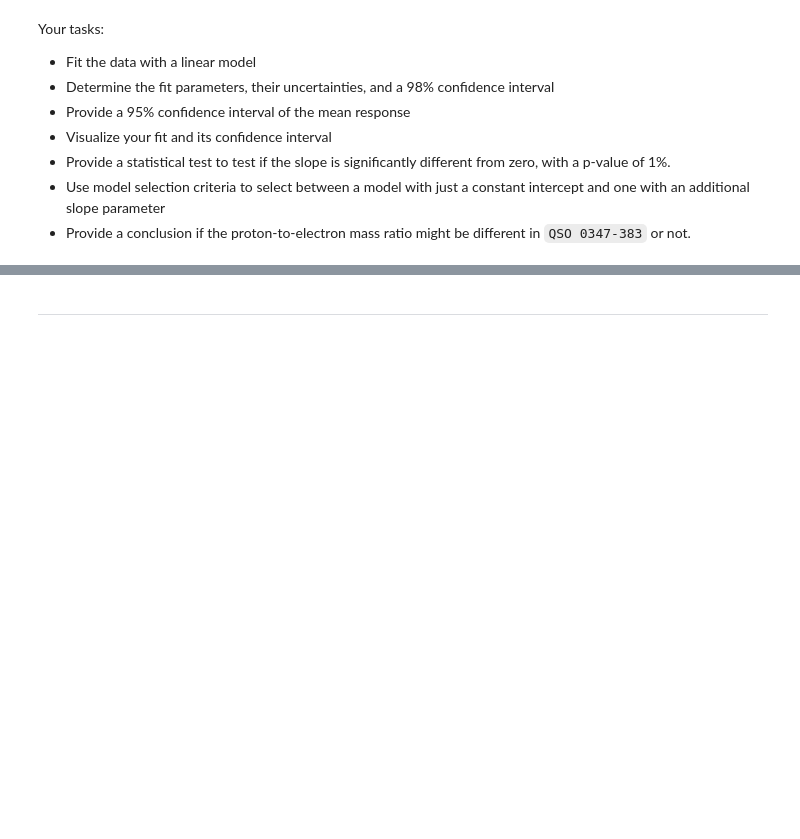
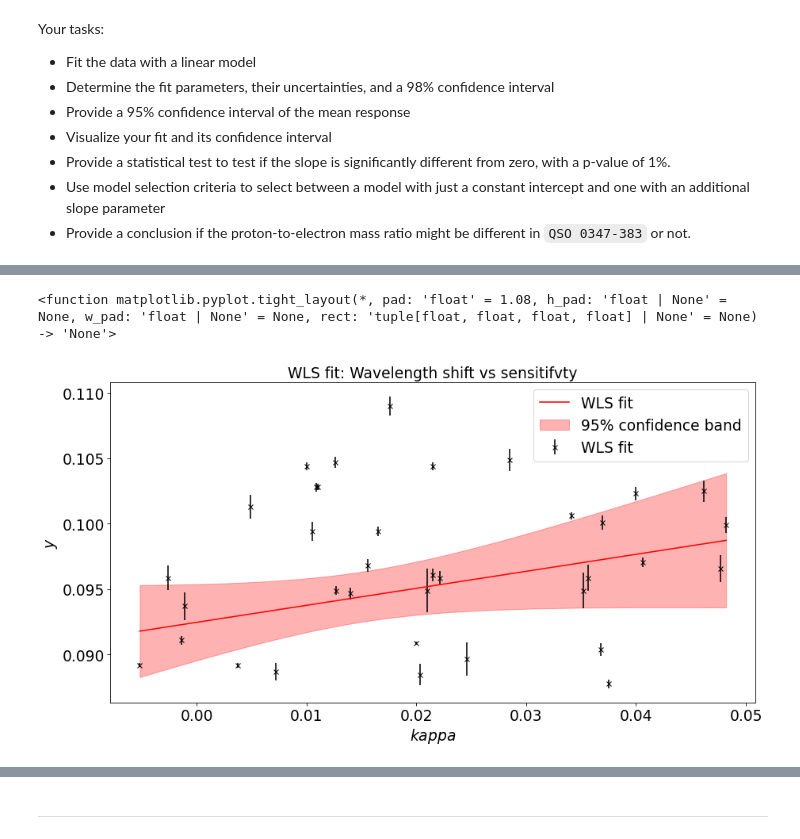
Before and after one commit to aapnegara/data-analysis-homework, a Jupyter notebook: HomeworkAssignment2_AAgungPrawiraNegara_NandVanDeun.ipynb, the cells around one changed output, grey strips where cells are left out. Cells and saved outputs as stored; diff of their text form; code cells hidden in the pictures; blank space fills up the shorter version.

```diff
--- a/HomeworkAssignment2_AAgungPrawiraNegara_NandVanDeun.ipynb
+++ b/HomeworkAssignment2_AAgungPrawiraNegara_NandVanDeun.ipynb
@@ -106,0 +171,6 @@ Your tasks:
+# %%
+x1_lin= sm.add_constant(x1)
+weights = 1/yerr**2 #applying WLS
+wlsFit_lin = sm.WLS(y1, x1_lin, weights=weights).fit()
+wlsSummary_lin = wlsFit_lin.summary()
+display(wlsSummary_lin)
@@ -106,0 +223,22 @@ Your tasks:
+# %%
+kappa_grid = np.linspace(x1.min(),x1.max(), 200)
+kappa_grid_const = sm.add_constant(kappa_grid)
+
+#get prediction and 95% confidence band
+predictions = wlsFit_lin.get_prediction(kappa_grid_const)
+pred_summary = predictions.summary_frame(alpha=0.05)
+# %%
+fig, ax = plt.subplots(1,1, figsize=(14,7))
+ax.errorbar(x1,y1,yerr=yerr, marker='x', color='black', ls='None', label='WLS fit')
+
+ax.plot(kappa_grid, pred_summary['mean'], color='red', label='WLS fit')
+ax.fill_between(kappa_grid, pred_summary['mean_ci_lower'], pred_summary['mean_ci_upper'],
+                alpha=0.3, color='red', label='95% confidence band')
+ax.set_xlabel(r'$kappa$')
+ax.set_ylabel(r'$y$')
+ax.set_title('WLS fit: Wavelength shift vs sensitifvty')
+ax.legend(loc='best')
+plt.tight_layout
+# %% [output]
+<function matplotlib.pyplot.tight_layout(*, pad: 'float' = 1.08, h_pad: 'float | None' = None, w_pad: 'float | None' = None, rect: 'tuple[float, float, float, float] | None' = None) -> 'None'>
+[figure, added]
```
Also changed, not shown: parts of 20 cells of this notebook.
